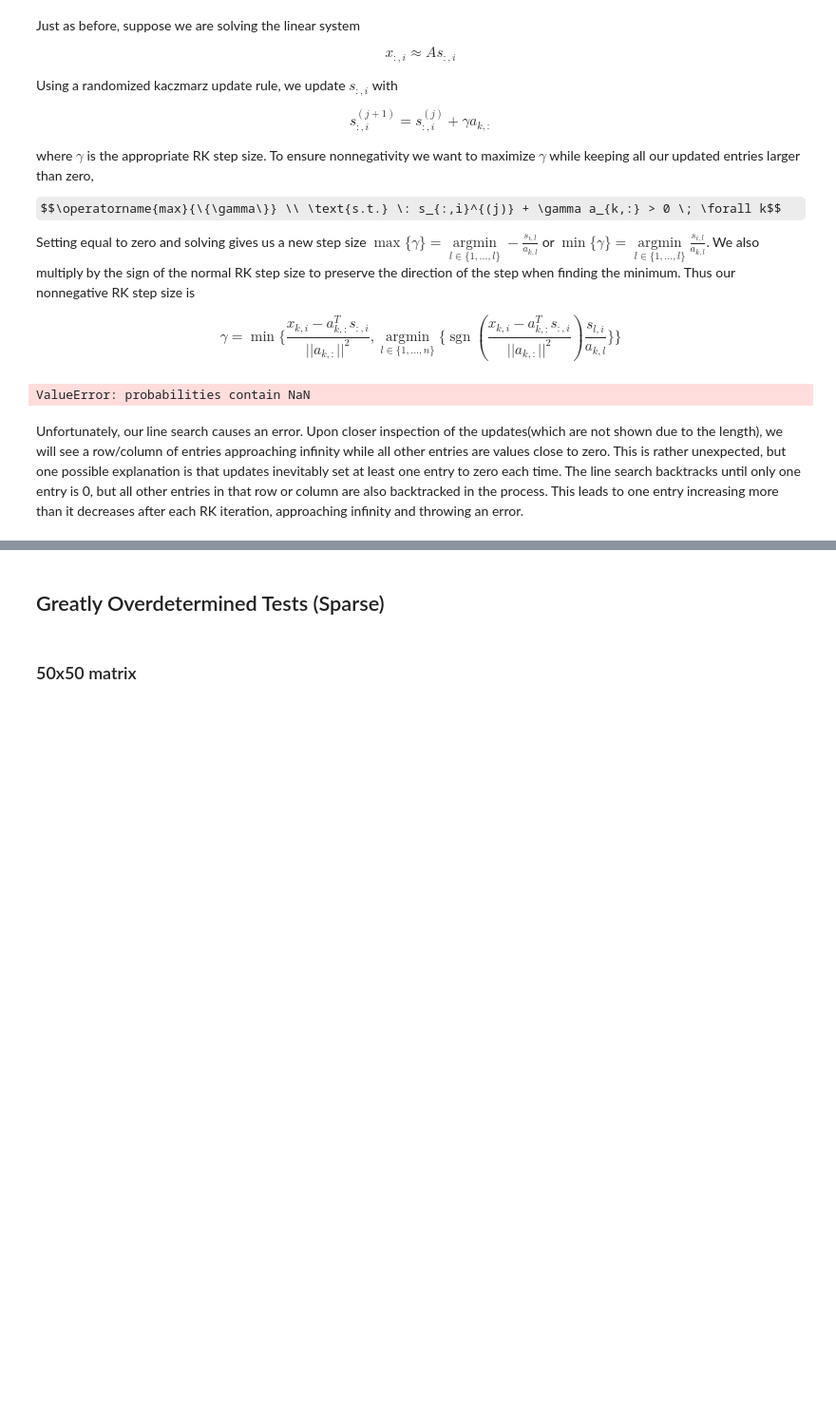
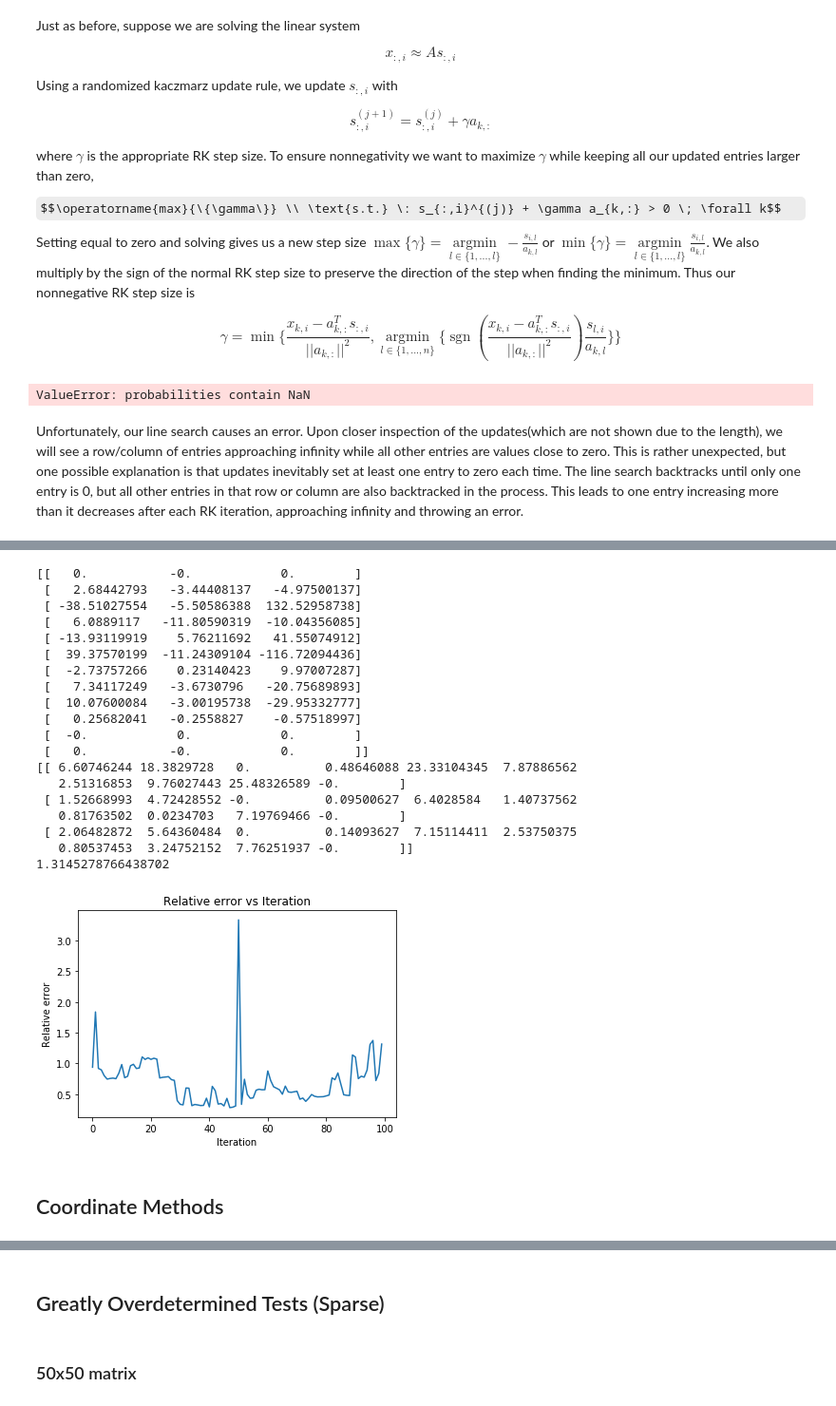
Before and after one commit to chauedwin/mf-algorithms, a Jupyter notebook: nmfAlgorithms.ipynb, the cells around one changed output, grey strips where cells are left out. Shown at 95% size. Drawn from its saved outputs; the diff is of its cells as text; code cells hidden in the pictures; some formulas as TeX source; blank space fills up the shorter version.

```diff
--- a/nmfAlgorithms.ipynb
+++ b/nmfAlgorithms.ipynb
@@ -947,0 +1004,38 @@ Unfortunately, our line search causes an error. Upon closer inspection of the up
+# %%
+A, S, error = nmfbrk(X, k = 3, s = 2, niter = 100, kacziter = 1000, reinit = 1)
+
+approx = np.matmul(A, S)
+#print(X)
+print(A)
+print(S)
+#print(np.round(approx, 1))
+print(np.linalg.norm(X - approx) / np.linalg.norm(X))
+
+plt.plot(error)
+plt.title("Relative error vs Iteration")
+plt.ylabel("Relative error")
+plt.xlabel("Iteration")
+plt.show()
+# %% [output]
+[[   0.           -0.            0.        ]
+ [   2.68442793   -3.44408137   -4.97500137]
+ [ -38.51027554   -5.50586388  132.52958738]
+ [   6.0889117   -11.80590319  -10.04356085]
+ [ -13.93119919    5.76211692   41.55074912]
+ [  39.37570199  -11.24309104 -116.72094436]
+ [  -2.73757266    0.23140423    9.97007287]
+ [   7.34117249   -3.6730796   -20.75689893]
+ [  10.07600084   -3.00195738  -29.95332777]
+ [   0.25682041   -0.2558827    -0.57518997]
+ [  -0.            0.            0.        ]
+ [   0.           -0.            0.        ]]
+[[ 6.60746244 18.3829728   0.          0.48646088 23.33104345  7.87886562
+   2.51316853  9.76027443 25.48326589 -0.        ]
+ [ 1.52668993  4.72428552 -0.          0.09500627  6.4028584   1.40737562
+   0.81763502  0.0234703   7.19769466 -0.        ]
+ [ 2.06482872  5.64360484  0.          0.14093627  7.15114411  2.53750375
+   0.80537453  3.24752152  7.76251937 -0.        ]]
+1.3145278766438702
+[figure, added]
+# %% [markdown]
+## Coordinate Methods
```
Also changed, not shown: parts of 6 cells of this notebook, 14 other files.
